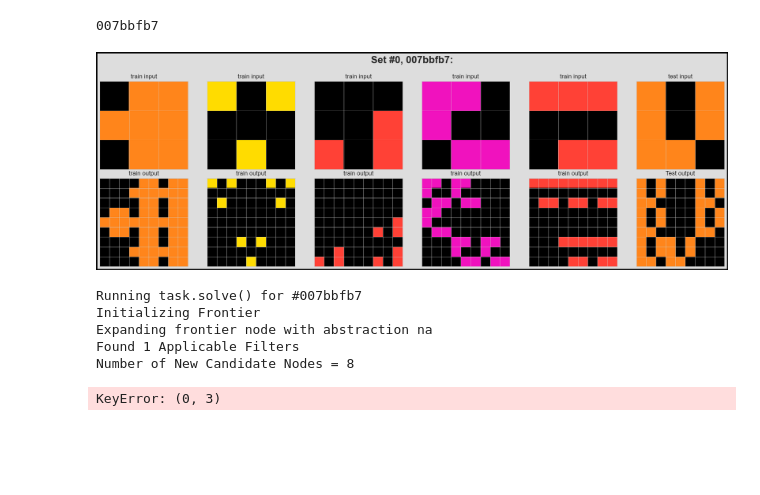
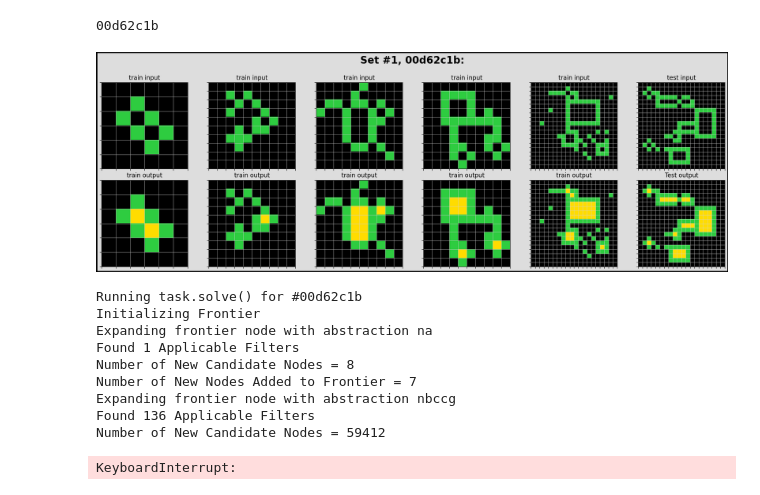
Before and after one commit to ajenningsfrankston/arc_challenge_arga, a Jupyter notebook: arga.ipynb, the cells around one changed output. Cells and saved outputs as stored; diff of their text form; code cells hidden in the pictures; blank space fills up the shorter version.

```diff
--- a/arga.ipynb
+++ b/arga.ipynb
@@ -153,24 +158,28 @@ if plotting_examples:
 # %%
 task_type = 'training'
 
-for task_no in range(20):
-    #task_no = 7
+#for task_no in range(20):
+task_no = 1
 
-    t = list(training_challenges)[task_no]
-    train= training_challenges[t]
-    task_solution = training_solutions[t][0]
+t = list(training_challenges)[task_no]
+train= training_challenges[t]
+task_solution = training_solutions[t][0]
 
-    print(t)
+print(t)
 
-    plot_task(training_challenges[t], task_solution, task_no, t)
+plot_task(training_challenges[t], task_solution, task_no, t)
 
-    solve_task_id(t,train,task_solution,task_type)
+solve_task_id(t,train,task_solution,task_type)
 # %% [output]
-007bbfb7
+00d62c1b
-[figure, old version]
+[figure, new version]
-Running task.solve() for #007bbfb7
+Running task.solve() for #00d62c1b
 Initializing Frontier
 Expanding frontier node with abstraction na
 Found 1 Applicable Filters
 Number of New Candidate Nodes = 8
+Number of New Nodes Added to Frontier = 7
+Expanding frontier node with abstraction nbccg
+Found 136 Applicable Filters
+Number of New Candidate Nodes = 59412
-KeyError: (0, 3)
+KeyboardInterrupt:
```
Also changed, not shown: parts of 1 cell of this notebook, 4 other files.
